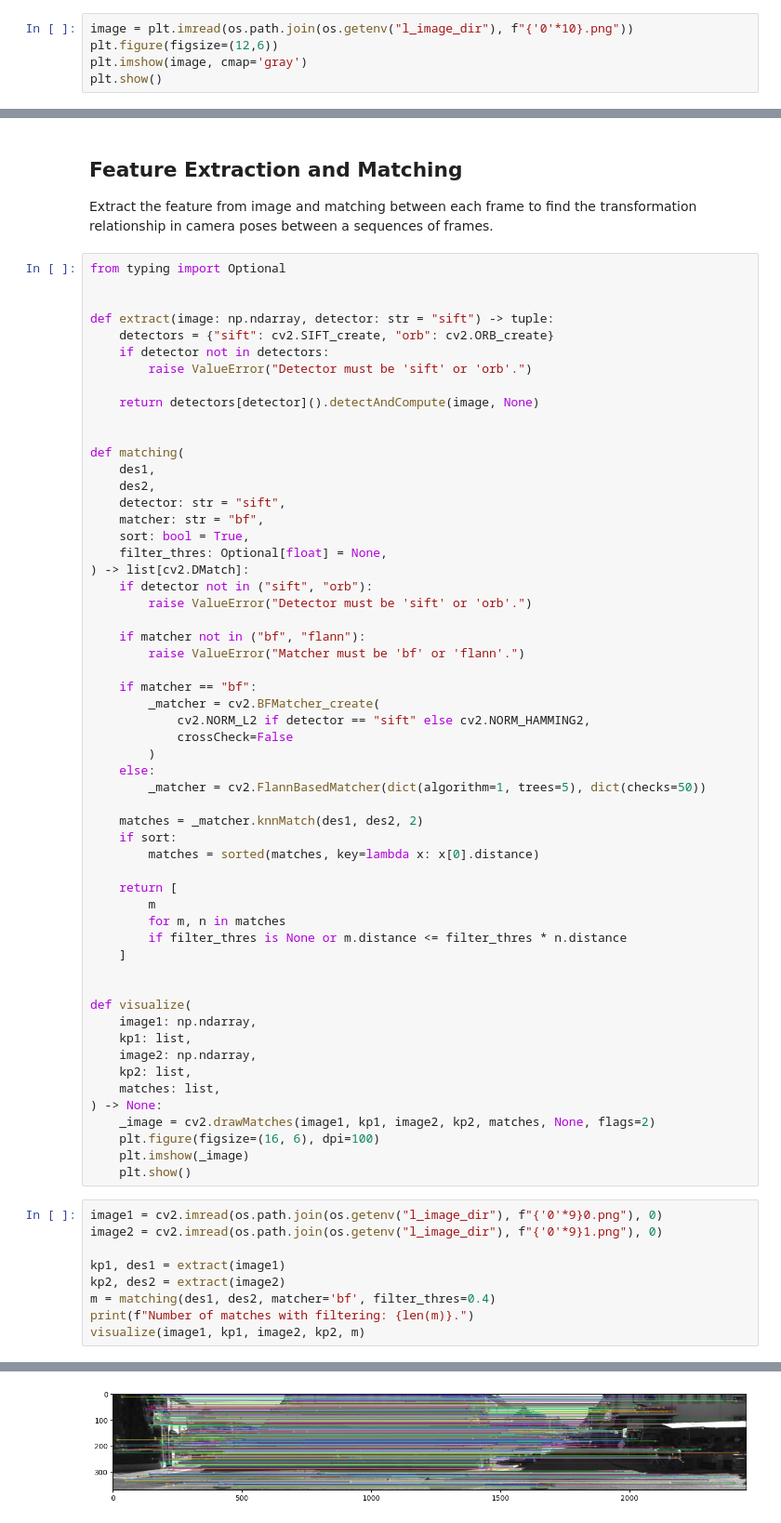
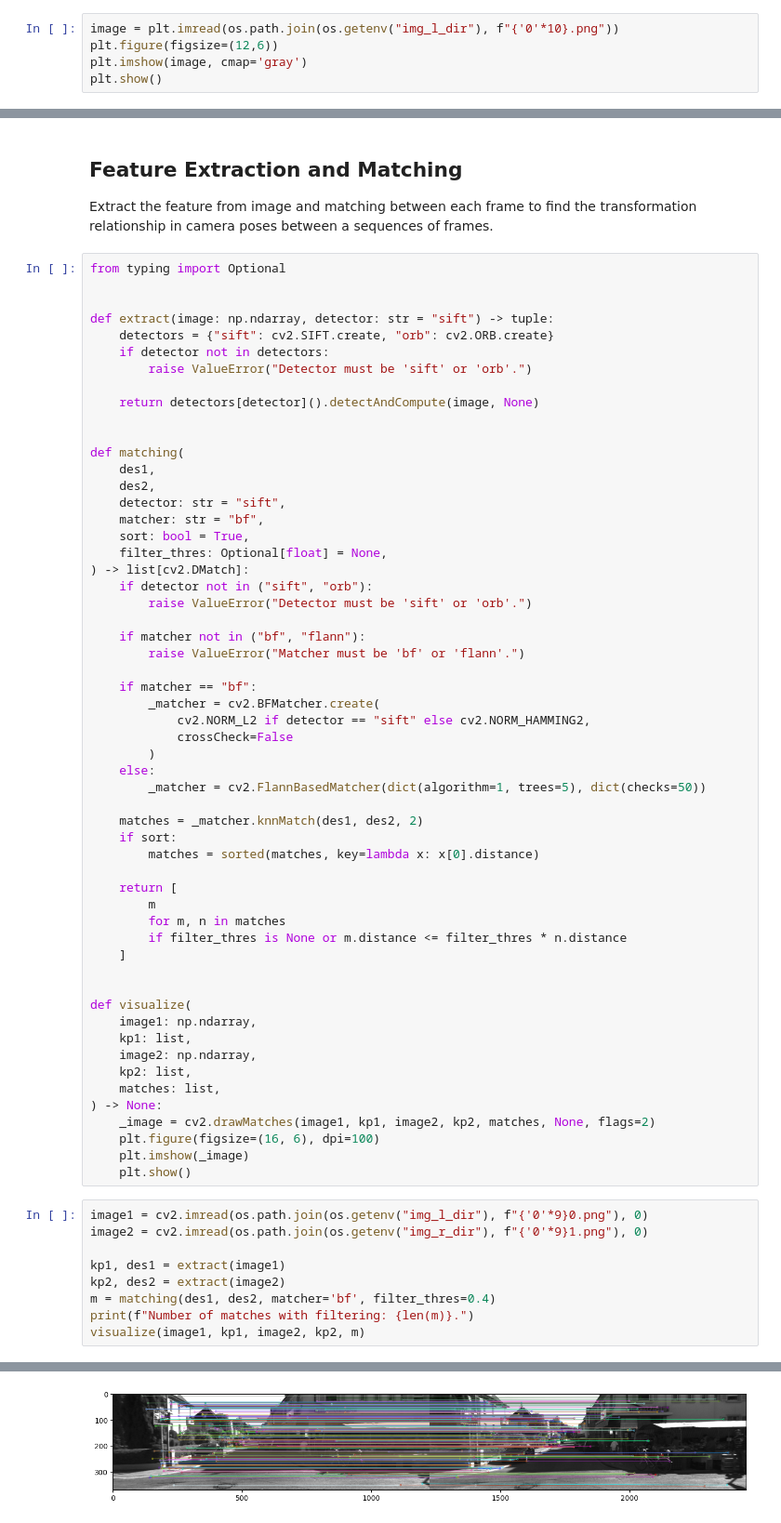
Before and after one commit to KoKoLates/kitti-dataset-visualize, a Jupyter notebook: notebook/dev.ipynb, the cells around one changed output, grey strips where cells are left out. Shown at 93% size. Cells and saved outputs as stored; diff of their text form.

```diff
--- a/notebook/dev.ipynb
+++ b/notebook/dev.ipynb
@@ -41,5 +50,5 @@ ax.view_init(elev=40, azim=60)
 # %%
-image = plt.imread(os.path.join(os.getenv("l_image_dir"), f"{'0'*10}.png"))
+image = plt.imread(os.path.join(os.getenv("img_l_dir"), f"{'0'*10}.png"))
 plt.figure(figsize=(12,6))
 plt.imshow(image, cmap='gray')
 plt.show()
@@ -309,7 +310,7 @@ from typing import Optional
 
 
 def extract(image: np.ndarray, detector: str = "sift") -> tuple:
-    detectors = {"sift": cv2.SIFT_create, "orb": cv2.ORB_create}
+    detectors = {"sift": cv2.SIFT.create, "orb": cv2.ORB.create}
     if detector not in detectors:
         raise ValueError("Detector must be 'sift' or 'orb'.")
 
@@ -331,7 +332,7 @@ def matching(
         raise ValueError("Matcher must be 'bf' or 'flann'.")
 
     if matcher == "bf":
-        _matcher = cv2.BFMatcher_create(
+        _matcher = cv2.BFMatcher.create(
             cv2.NORM_L2 if detector == "sift" else cv2.NORM_HAMMING2,
             crossCheck=False
         )
@@ -361,8 +362,8 @@ def visualize(
     plt.imshow(_image)
     plt.show()
 # %%
-image1 = cv2.imread(os.path.join(os.getenv("l_image_dir"), f"{'0'*9}0.png"), 0)
-image2 = cv2.imread(os.path.join(os.getenv("l_image_dir"), f"{'0'*9}1.png"), 0)
+image1 = cv2.imread(os.path.join(os.getenv("img_l_dir"), f"{'0'*9}0.png"), 0)
+image2 = cv2.imread(os.path.join(os.getenv("img_r_dir"), f"{'0'*9}1.png"), 0)
 
 kp1, des1 = extract(image1)
 kp2, des2 = extract(image2)
@@ -374,4 +375,4 @@ Number of matches with filtering: 866.
-[figure, old version]
+[figure, new version]
 # %%
 kp1, des1 = extract(image1, 'orb')
 kp2, des2 = extract(image2, 'orb')
```
Also changed, not shown: parts of 17 cells of this notebook, 1 other file.
